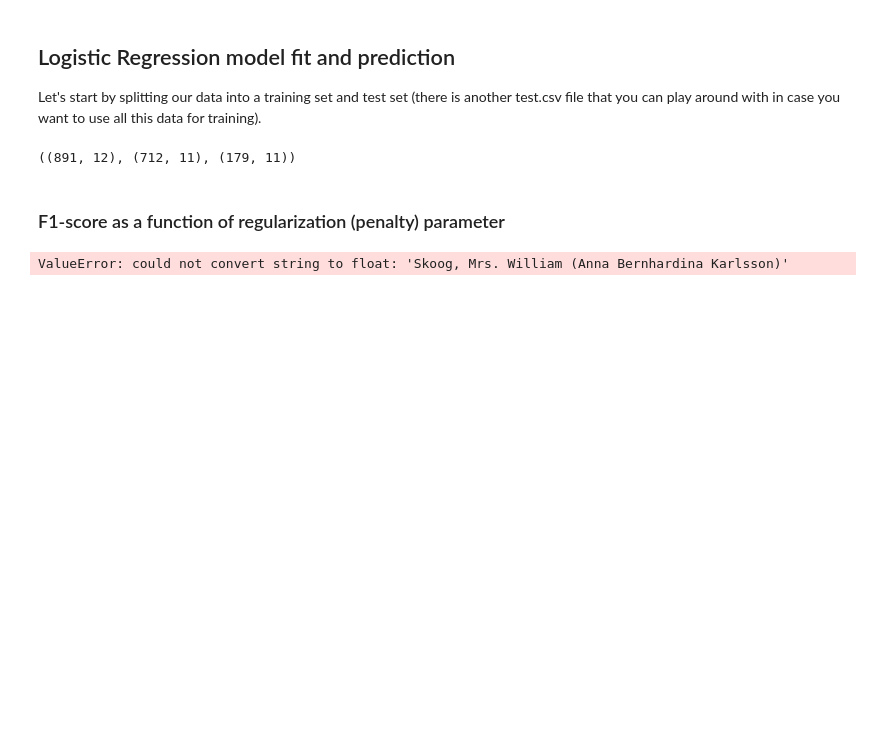
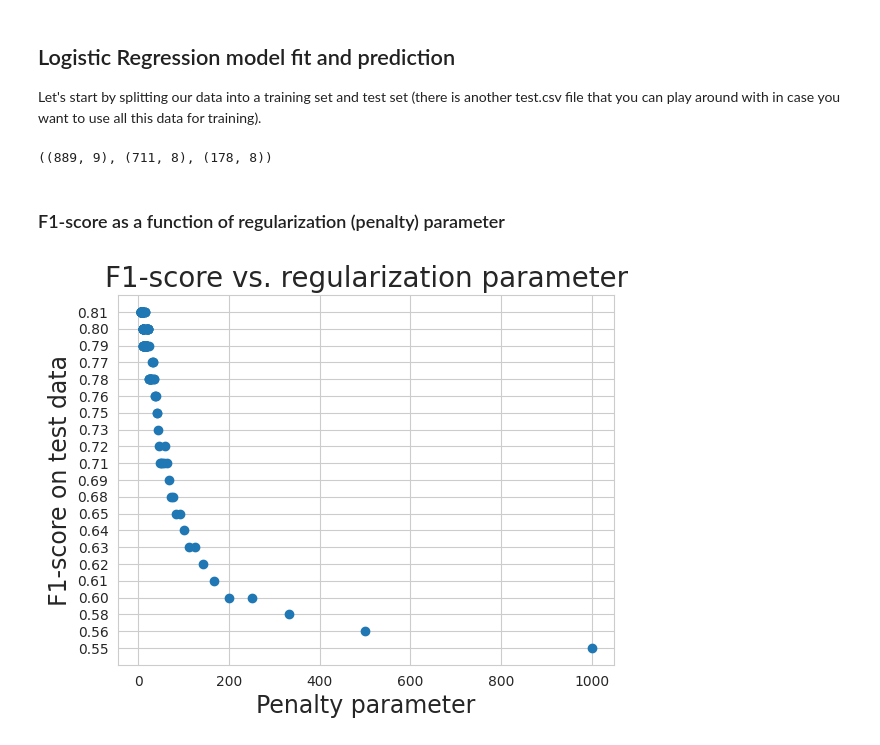
Before and after one commit to 2303A52291/aiml2303a52291, a Jupyter notebook: Lab05_AIML.ipynb, the cells around one changed output. Cells and saved outputs as stored; diff of their text form; code cells hidden in the pictures; blank space fills up the shorter version.

```diff
--- a/Lab05_AIML.ipynb
+++ b/Lab05_AIML.ipynb
@@ -12,7 +12,7 @@ import matplotlib.pyplot as plt
 import seaborn as sns
 %matplotlib inline
 
-train = pd.read_csv('titanic_train (1).csv') # Training set is already available
+train = pd.read_csv('/titanic_train.csv') # Training set is already available
 train.head()
 # %% [output]
 |  | PassengerId | Survived | Pclass | Name | Sex | Age | SibSp | Parch | Ticket | Fare | ... |
@@ -271,32 +271,33 @@ X_train, X_test, y_train, y_test = train_test_split(
 # %%
 train.shape, X_train.shape, X_test.shape
 # %% [output]
-((891, 12), (712, 11), (179, 11))
+((889, 9), (711, 8), (178, 8))
 # %% [markdown]
 ### F1-score as a function of regularization (penalty) parameter
 # %%
 from sklearn.linear_model import LogisticRegression
 from sklearn.metrics import classification_report
 nsimu=201
 penalty=[0]*nsimu
 logmodel=[0]*nsimu
 predictions =[0]*nsimu
 class_report = [0]*nsimu
 f1=[0]*nsimu
 
 for i in range(1,nsimu):
-  logmodel[i] =(LogisticRegression(C=i/1000,tol=1e-4, max_iter=int(1e6),n_jobs=4))
-  logmodel[i].fit(X_train,y_train)
-  predictions[i] = logmodel[i].predict(X_test)
-  class_report[i] = classification_report(y_test,predictions[i])
-  l=class_report[i].split()
-  f1[i] = l[len(l)-2]
-  penalty[i]=1000/i
+        logmodel[i] =(LogisticRegression(C=i/1000,tol=1e-4, max_iter=int(1e6),
+                                         n_jobs=4))
+        logmodel[i].fit(X_train,y_train)
+        predictions[i] = logmodel[i].predict(X_test)
+        class_report[i] = classification_report(y_test,predictions[i])
+        l=class_report[i].split()
+        f1[i] = l[len(l)-2]
+        penalty[i]=1000/i
 
 plt.scatter(penalty[1:len(penalty)-2],f1[1:len(f1)-2])
 plt.title("F1-score vs. regularization parameter",fontsize=20)
 plt.xlabel("Penalty parameter",fontsize=17)
 plt.ylabel("F1-score on test data",fontsize=17)
 plt.show()
 # %% [output]
-ValueError: could not convert string to float: 'Skoog, Mrs. William (Anna Bernhardina Karlsson)'
+[figure, added]
```
